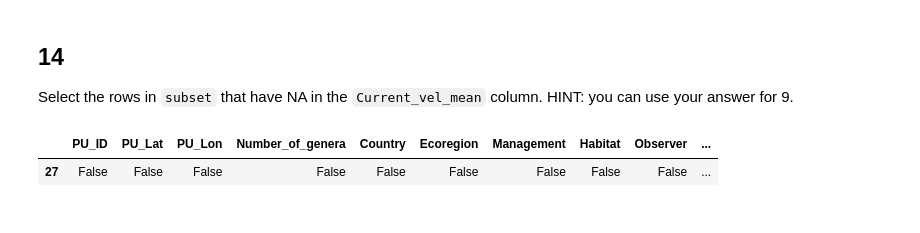
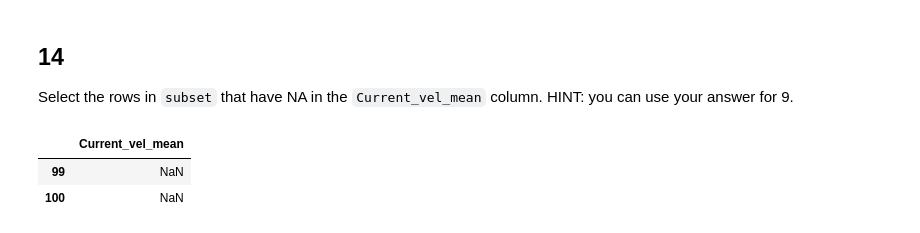
Before and after one commit to kristinaglass/eds220-hwk-1, a Jupyter notebook: hwk1-task3.ipynb, the cells around one changed output. Drawn from its saved outputs; the diff is of its cells as text; code cells hidden in the pictures.

```diff
--- a/hwk1-task3.ipynb
+++ b/hwk1-task3.ipynb
@@ -354,14 +342,11 @@ dtype: bool
 ## 14
 
 Select the rows in `subset` that have NA in the `Current_vel_mean` column. HINT: you can use your answer for 9.
-# %%
-# solve exercise here
-#iloc finds integer position of the rows 95-100 when indexed at 0 and columns 17,20, and 28 when indexed at 0
-coral_div.isna().iloc[[27]]
-
-# solve exercise here
-#iloc finds integer position of the rows 95-100 when indexed at 0 and columns 17,20, and 28 when indexed at 0
-coral_div.iloc[ 95:101, [16,19,27]]
-# %% [output]
-|  | PU_ID | PU_Lat | PU_Lon | Number_of_genera | Country | Ecoregion | Management | Habitat | Observer | ... |
-| 27 | False | False | False | False | False | False | False | False | False | ... |
+# %%
+# solve exercise here
+#in subset, rows are indexed from 95-100, but are called with 4 and 6 as indexes. `Current_vel_mean` is indexed at 2
+subset.iloc[4:6, [2]]
+# %% [output]
+|  | Current_vel_mean |
+| 99 | NaN |
+| 100 | NaN |
```
Also changed, not shown: parts of 6 cells of this notebook.
